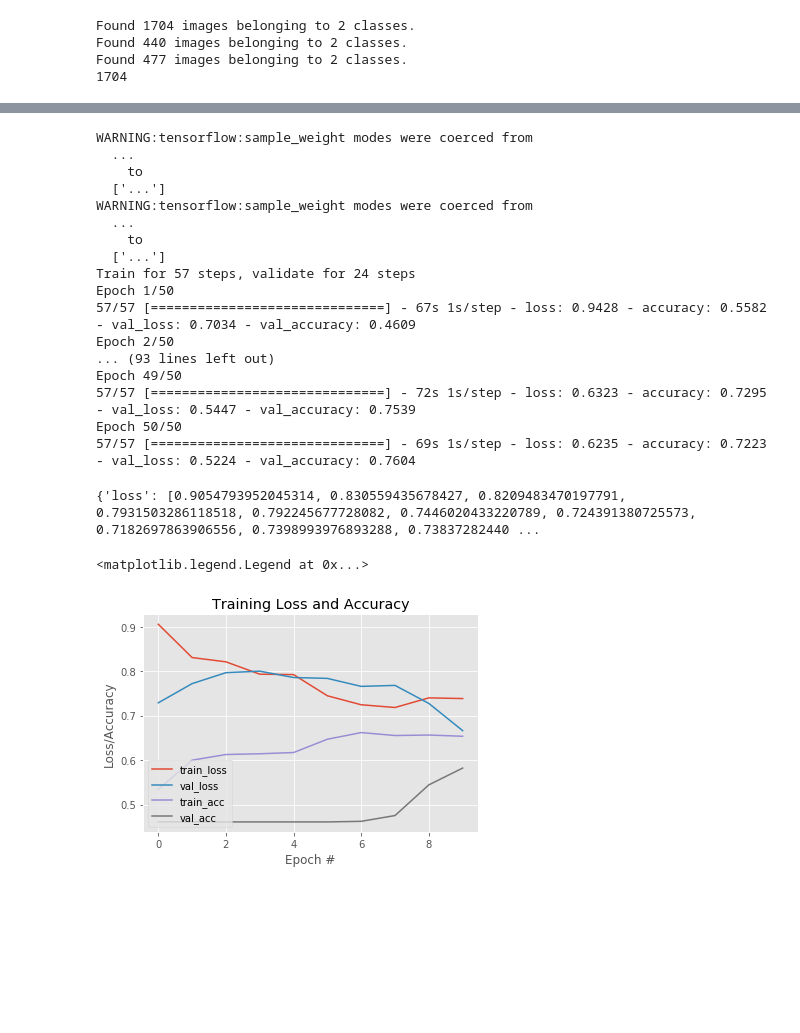
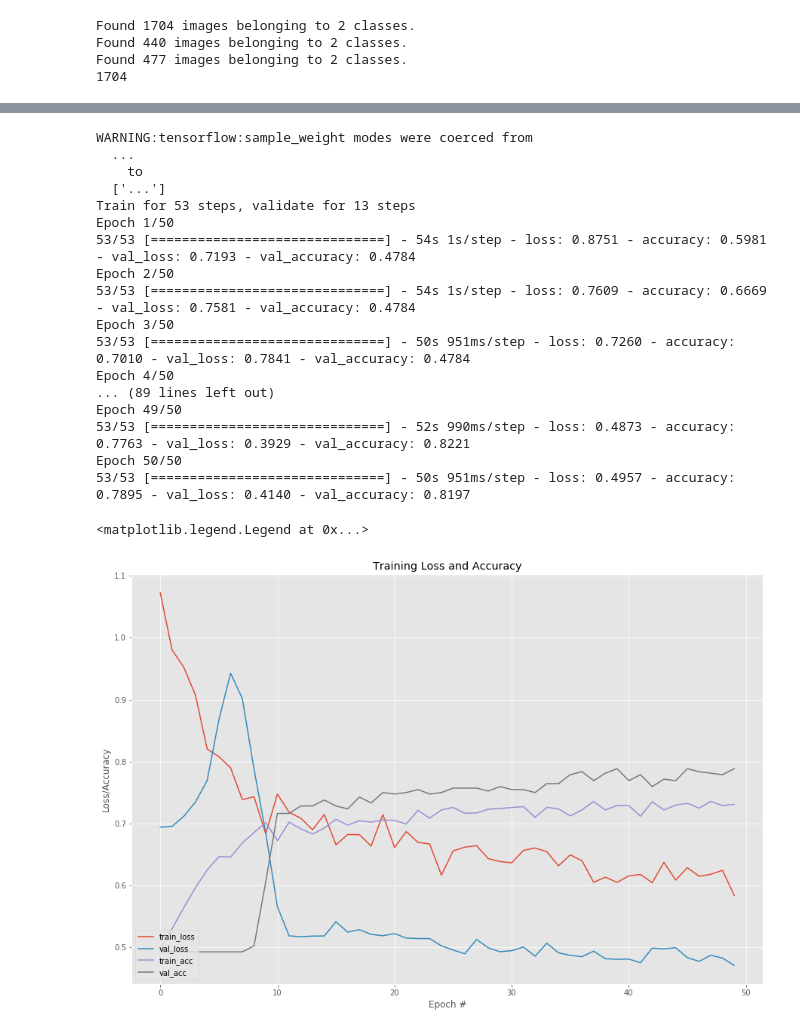
Before and after one commit to hugowangler/d7041e-mini-project, a Jupyter notebook: main.ipynb, the cells around one changed output, grey strips where cells are left out. Saved outputs shown, nothing was run; the diff lists cells and outputs as text; code cells hidden in the pictures; blank space fills up the shorter version.

Commit message:
Model 50 epochs 256x256 image size

```diff
--- a/main.ipynb
+++ b/main.ipynb
@@ -12,7 +12,7 @@ from tensorflow.keras import optimizers
 # %%
 # Constants
 DATASET_PATH = "dataset"
-IMAGE_SIZE = (128,128)
+IMAGE_SIZE = (256,256)
 BATCH_SIZE = 32
 CLASS_NAMES = ["fire", "nonfire"]
 EPOCHS=50
@@ -144,25 +143,26 @@ def train():
         validation_data = validation_images,
         validation_steps = validation_images.samples // BATCH_SIZE
     )
+    return H
 
-train()
+H = train()
 # %% [output]
 WARNING:tensorflow:sample_weight modes were coerced from
   ...
     to
   ['...']
-WARNING:tensorflow:sample_weight modes were coerced from
-  ...
-    to
-  ['...']
-Train for 57 steps, validate for 24 steps
+Train for 53 steps, validate for 13 steps
 Epoch 1/50
-57/57 [==============================] - 67s 1s/step - loss: 0.9428 - accuracy: 0.5582 - val_loss: 0.7034 - val_accuracy: 0.4609
+53/53 [==============================] - 54s 1s/step - loss: 0.8751 - accuracy: 0.5981 - val_loss: 0.7193 - val_accuracy: 0.4784
 Epoch 2/50
-... (93 lines left out)
+53/53 [==============================] - 54s 1s/step - loss: 0.7609 - accuracy: 0.6669 - val_loss: 0.7581 - val_accuracy: 0.4784
+Epoch 3/50
+53/53 [==============================] - 50s 951ms/step - loss: 0.7260 - accuracy: 0.7010 - val_loss: 0.7841 - val_accuracy: 0.4784
+Epoch 4/50
+... (89 lines left out)
 Epoch 49/50
-57/57 [==============================] - 72s 1s/step - loss: 0.6323 - accuracy: 0.7295 - val_loss: 0.5447 - val_accuracy: 0.7539
+53/53 [==============================] - 52s 990ms/step - loss: 0.4873 - accuracy: 0.7763 - val_loss: 0.3929 - val_accuracy: 0.8221
 Epoch 50/50
-57/57 [==============================] - 69s 1s/step - loss: 0.6235 - accuracy: 0.7223 - val_loss: 0.5224 - val_accuracy: 0.7604
+53/53 [==============================] - 50s 951ms/step - loss: 0.4957 - accuracy: 0.7895 - val_loss: 0.4140 - val_accuracy: 0.8197
 # %%
 # Save model
@@ -170,19 +170,17 @@ cnn.model.save('e50_lr-4_v30_s128.h5')
 # %%
-print(H.history)
 N = np.arange(0, EPOCHS)
 plt.style.use("ggplot")
-plt.figure()
+plt.figure(figsize=(15,10))
 plt.plot(N, H.history["loss"], label="train_loss")
 plt.plot(N, H.history["val_loss"], label="val_loss")
 plt.plot(N, H.history["accuracy"], label="train_acc")
 plt.plot(N, H.history["val_accuracy"], label="val_acc")
 plt.title("Training Loss and Accuracy")
 plt.xlabel("Epoch #")
 plt.ylabel("Loss/Accuracy")
 plt.legend(loc="lower left")
 #plt.savefig(config.TRAINING_PLOT_PATH)
 # %% [output]
-{'loss': [0.9054793952045314, 0.830559435678427, 0.8209483470197791, 0.7931503286118518, 0.792245677728082, 0.7446020433220789, 0.724391380725573, 0.7182697863906556, 0.7398993976893288, 0.73837282440 ...
+<matplotlib.legend.Legend at 0x...>
-<matplotlib.legend.Legend at 0x...>
-[figure, old version]
+[figure, new version]
 # %%
```
Also changed, not shown: parts of 6 cells of this notebook.
